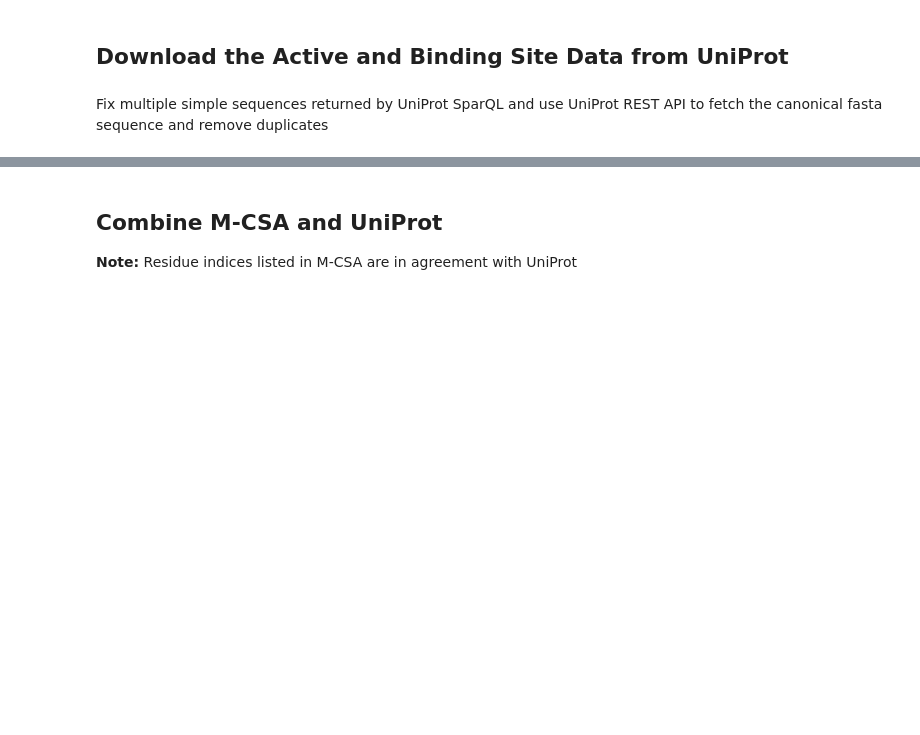
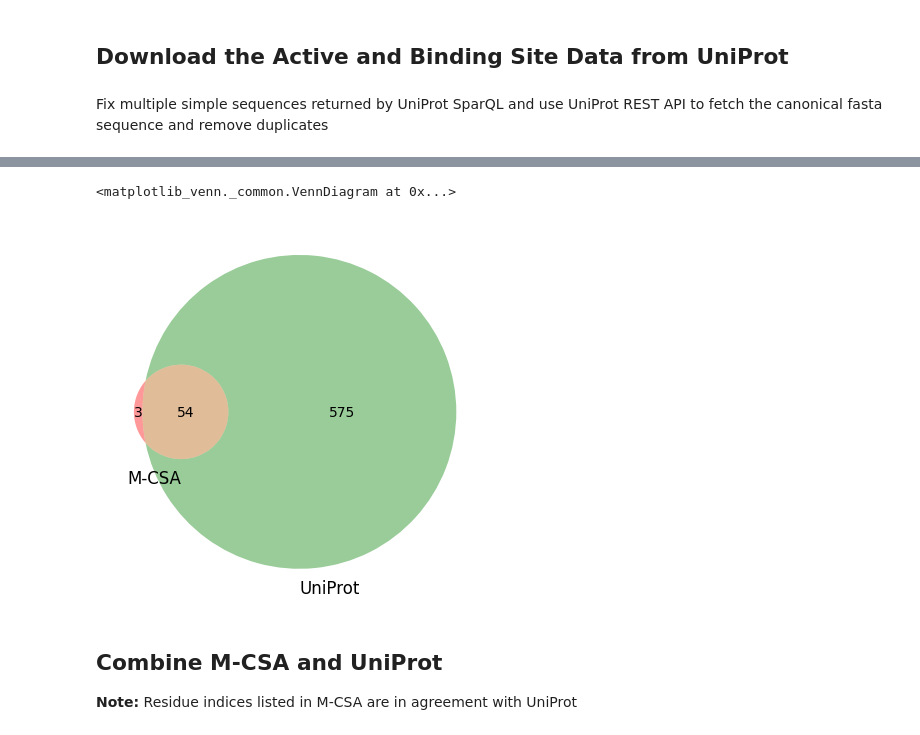
Before and after one commit to djmaity/allostery, a Jupyter notebook: notebooks/AlloBench.ipynb, the cells around one changed output, grey strips where cells are left out. Cells and saved outputs as stored; diff of their text form; code cells hidden in the pictures; blank space fills up the shorter version.

```diff
--- a/notebooks/AlloBench.ipynb
+++ b/notebooks/AlloBench.ipynb
@@ -473,3 +530,13 @@ print('Number of Unique UniProt AC:', df_uniprot_site_annotations['uniprot_id'].
+# %%
+import matplotlib_venn
+
+matplotlib_venn.venn2([set(df_csa_in_asd_grouped['UniProt_AC']),
+                       set(df_uniprot_site_annotations['uniprot_id'])],
+                      ['M-CSA', 'UniProt']
+                     )
+# %% [output]
+<matplotlib_venn._common.VennDiagram at 0x...>
+[figure, added]
 # %%
 df_duplicated_sequences = df_uniprot_sequences[df_uniprot_sequences.duplicated('uniprot_id', keep=False)]
 for uniprot_id in df_duplicated_sequences['uniprot_id'].unique():
```
Also changed, not shown: parts of 18 cells of this notebook, 4 other files.
